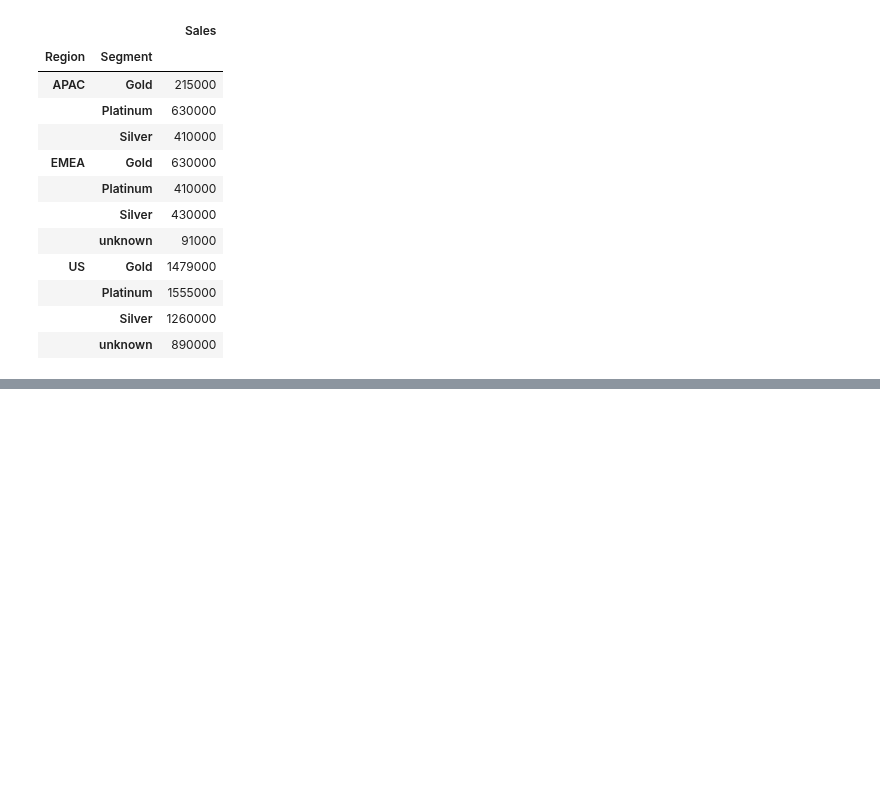
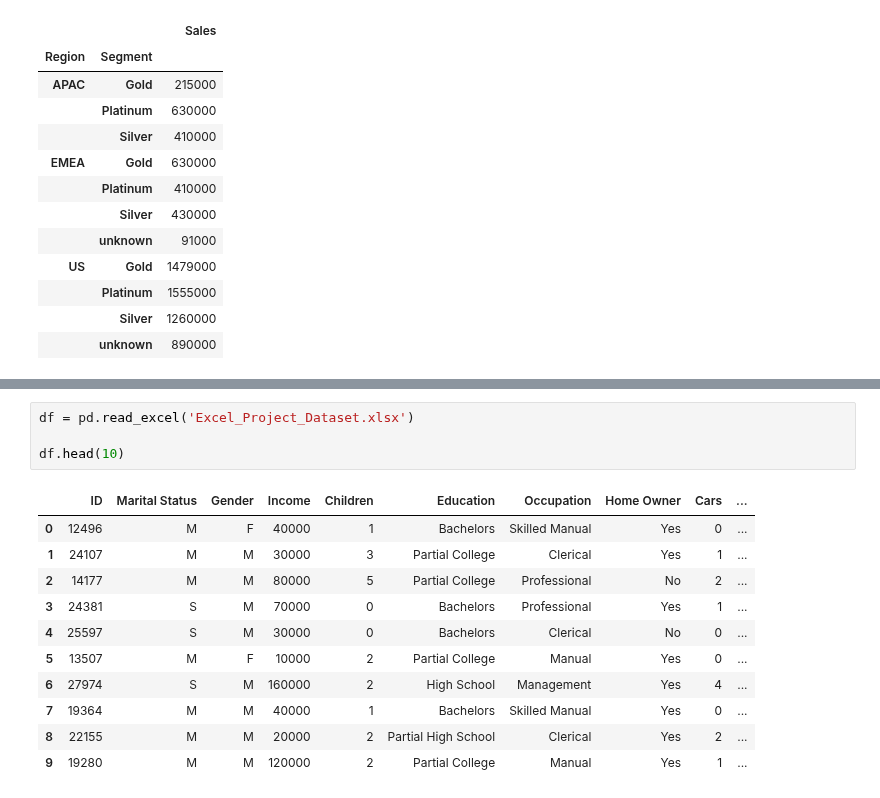
Before and after one commit to sledhead/simple_python, a Jupyter notebook: pandas_test.ipynb, the cells around one changed output, grey strips where cells are left out. Cells and saved outputs as stored; diff of their text form; blank space fills up the shorter version.

```diff
--- a/pandas_test.ipynb
+++ b/pandas_test.ipynb
@@ -82,0 +101,16 @@ df.fillna('unknown').groupby(['Region', 'Segment']).agg({'Sales': 'sum'})
+# %%
+df = pd.read_excel('Excel_Project_Dataset.xlsx')
+
+df.head(10)
+# %% [output]
+|  | ID | Marital Status | Gender | Income | Children | Education | Occupation | Home Owner | Cars | ... |
+| 0 | 12496 | M | F | 40000 | 1 | Bachelors | Skilled Manual | Yes | 0 | ... |
+| 1 | 24107 | M | M | 30000 | 3 | Partial College | Clerical | Yes | 1 | ... |
+| 2 | 14177 | M | M | 80000 | 5 | Partial College | Professional | No | 2 | ... |
+| 3 | 24381 | S | M | 70000 | 0 | Bachelors | Professional | Yes | 1 | ... |
+| 4 | 25597 | S | M | 30000 | 0 | Bachelors | Clerical | No | 0 | ... |
+| 5 | 13507 | M | F | 10000 | 2 | Partial College | Manual | Yes | 0 | ... |
+| 6 | 27974 | S | M | 160000 | 2 | High School | Management | Yes | 4 | ... |
+| 7 | 19364 | M | M | 40000 | 1 | Bachelors | Skilled Manual | Yes | 0 | ... |
+| 8 | 22155 | M | M | 20000 | 2 | Partial High School | Clerical | Yes | 2 | ... |
+| 9 | 19280 | M | M | 120000 | 2 | Partial College | Manual | Yes | 1 | ... |
```
Also changed, not shown: parts of 14 cells of this notebook.
